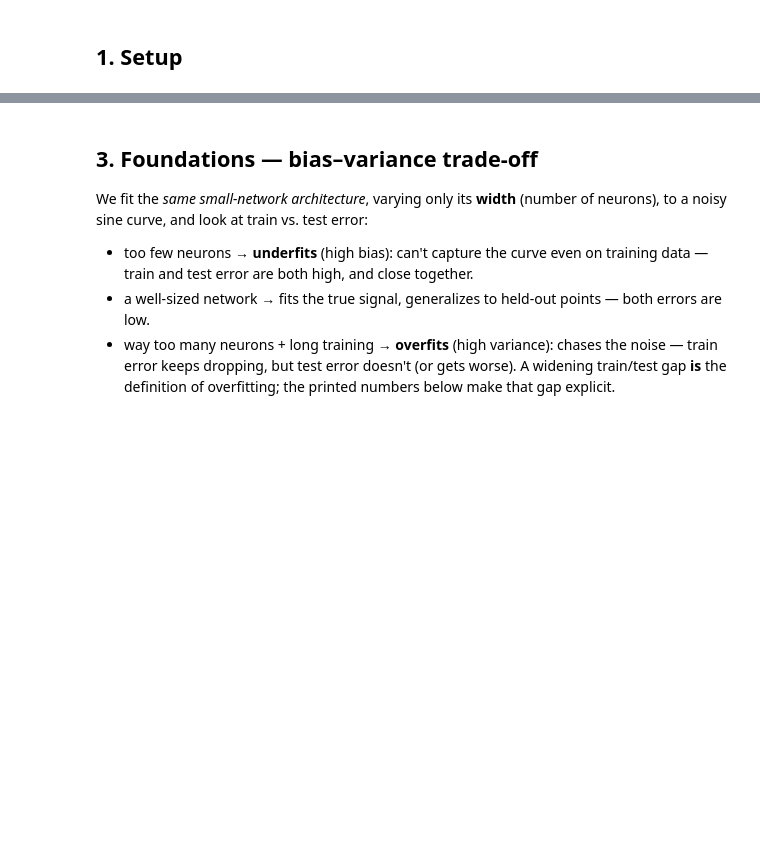
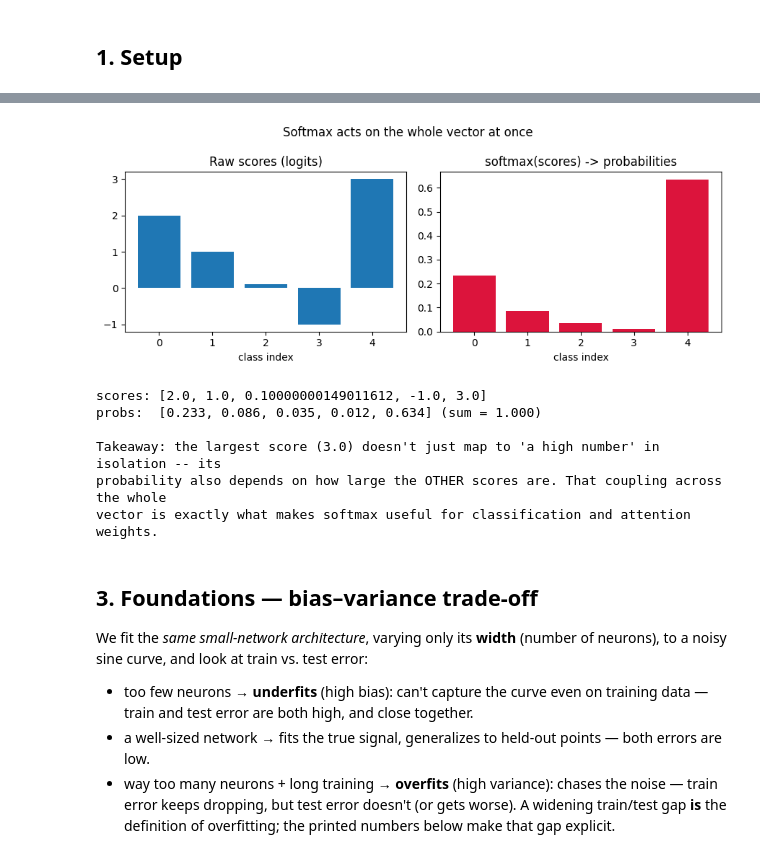
Before and after one commit to manuzrpEd/ANNs_Explained, a Jupyter notebook: ANNs_Explained.ipynb, the cells around one changed output, grey strips where cells are left out. Drawn from its saved outputs; the diff is of its cells as text; code cells hidden in the pictures; blank space fills up the shorter version.

```diff
--- a/ANNs_Explained.ipynb
+++ b/ANNs_Explained.ipynb
@@ -94,3 +121,31 @@ reaches earlier layers through a saturated unit. ReLU' is a constant 1 for any x
+# %%
+scores = torch.tensor([2.0, 1.0, 0.1, -1.0, 3.0])
+probs = torch.softmax(scores, dim=0)
+
+fig, axes = plt.subplots(1, 2, figsize=(9, 3.5))
+axes[0].bar(range(len(scores)), scores.numpy())
+axes[0].set_title("Raw scores (logits)")
+axes[0].set_xlabel("class index")
+axes[1].bar(range(len(probs)), probs.numpy(), color="crimson")
+axes[1].set_title("softmax(scores) -> probabilities")
+axes[1].set_xlabel("class index")
+plt.suptitle("Softmax acts on the whole vector at once")
+plt.tight_layout()
+plt.show()
+
+print("scores:", scores.tolist())
+print("probs: ", [round(p, 3) for p in probs.tolist()], f"(sum = {probs.sum():.3f})")
+print("\nTakeaway: the largest score (3.0) doesn't just map to 'a high number' in isolation -- its")
+print("probability also depends on how large the OTHER scores are. That coupling across the whole")
+print("vector is exactly what makes softmax useful for classification and attention weights.")
+# %% [output]
+[figure, added]
+scores: [2.0, 1.0, 0.10000000149011612, -1.0, 3.0]
+probs:  [0.233, 0.086, 0.035, 0.012, 0.634] (sum = 1.000)
+
+Takeaway: the largest score (3.0) doesn't just map to 'a high number' in isolation -- its
+probability also depends on how large the OTHER scores are. That coupling across the whole
+vector is exactly what makes softmax useful for classification and attention weights.
 # %% [markdown]
 ## 3. Foundations — bias–variance trade-off
 
```
Also changed, not shown: parts of 34 cells of this notebook, 1 other file.
